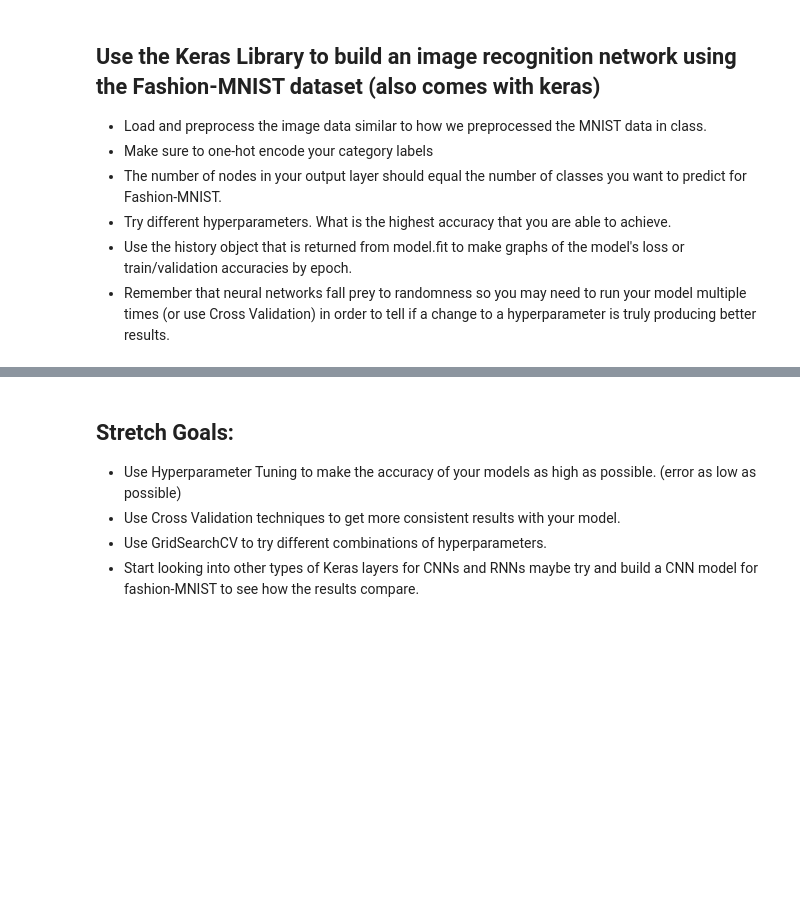
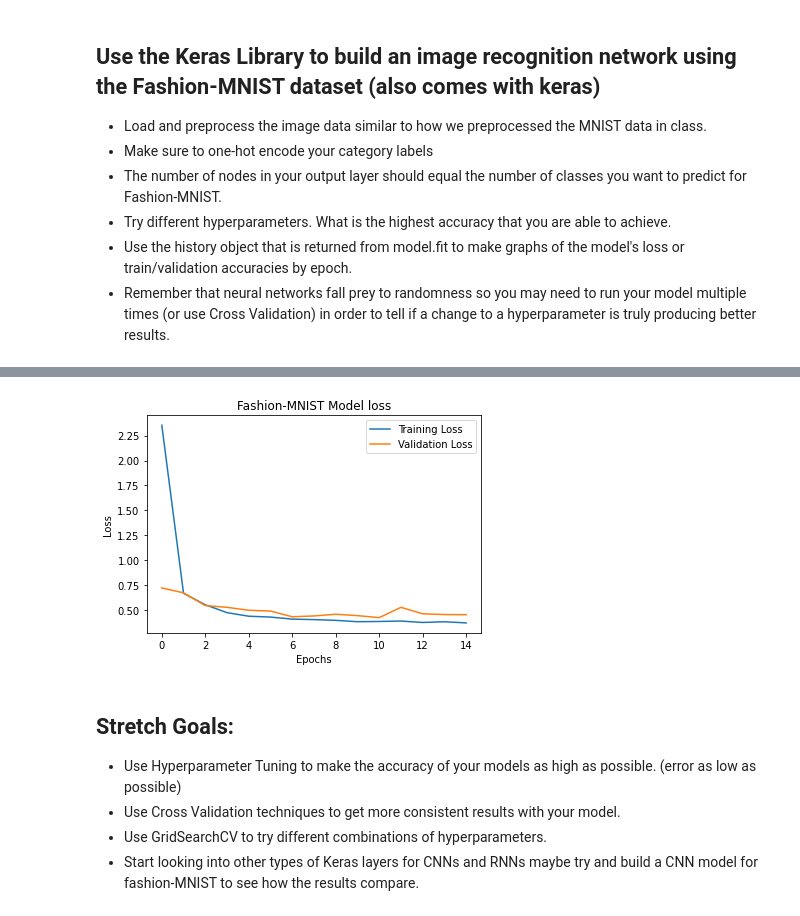
Before and after one commit to maiali13/DS-Unit-4-Sprint-2-Neural-Networks, a Jupyter notebook: module3-Intro-to-Keras/LS_DS_423_Keras_Assignment.ipynb, the cells around one changed output, grey strips where cells are left out. Drawn from its saved outputs; the diff is of its cells as text; code cells hidden in the pictures; blank space fills up the shorter version.

```diff
--- a/module3-Intro-to-Keras/LS_DS_423_Keras_Assignment.ipynb
+++ b/module3-Intro-to-Keras/LS_DS_423_Keras_Assignment.ipynb
@@ -151,0 +175,15 @@ mean_squared_error(y_train, lmodel_pred)
+# %%
+# instantiate
+model = Sequential()
+#input and hidden
+model.add(Flatten(input_shape=(28,28)))
+model.add(Dense(600, activation='relu'))
+model.add(Dense(600, activation='relu'))
+# output
+model.add(Dense(10, activation='softmax')) # same numer as the number of classes
+# %%
+# compile
+model.compile(optimizer='adam', loss='categorical_crossentropy', metrics=['accuracy'])
+# %%
+# fit
+model.fit(x=X_train, y=y_train, epochs=15, validation_data=(X_test, y_test))
@@ -152,3 +209,15 @@ mean_squared_error(y_train, lmodel_pred)
+# %%
+hist = model.history.history
+# %%
+# graph
+plt.plot(hist['loss'], label='Training Loss')
+plt.plot(hist['val_loss'], label='Validation Loss')
+plt.xlabel('Epochs')
+plt.ylabel('Loss')
+plt.title('Fashion-MNIST Model loss')
+plt.legend();
+# %% [output]
+[figure, added]
 # %% [markdown]
 ## Stretch Goals:
 
```
Also changed, not shown: parts of 7 cells of this notebook.
